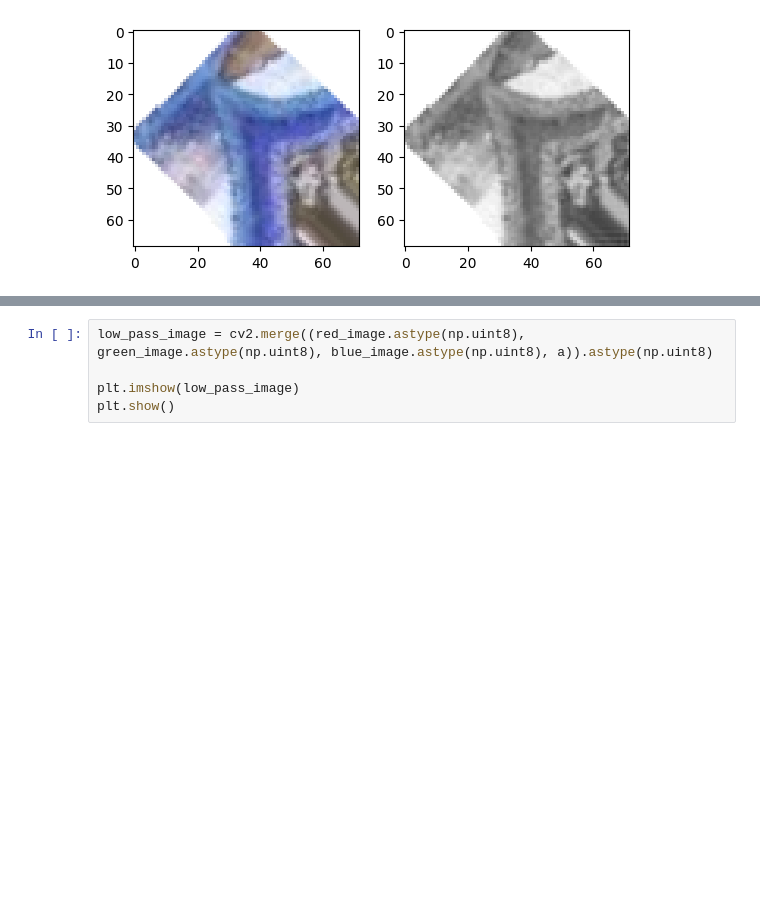
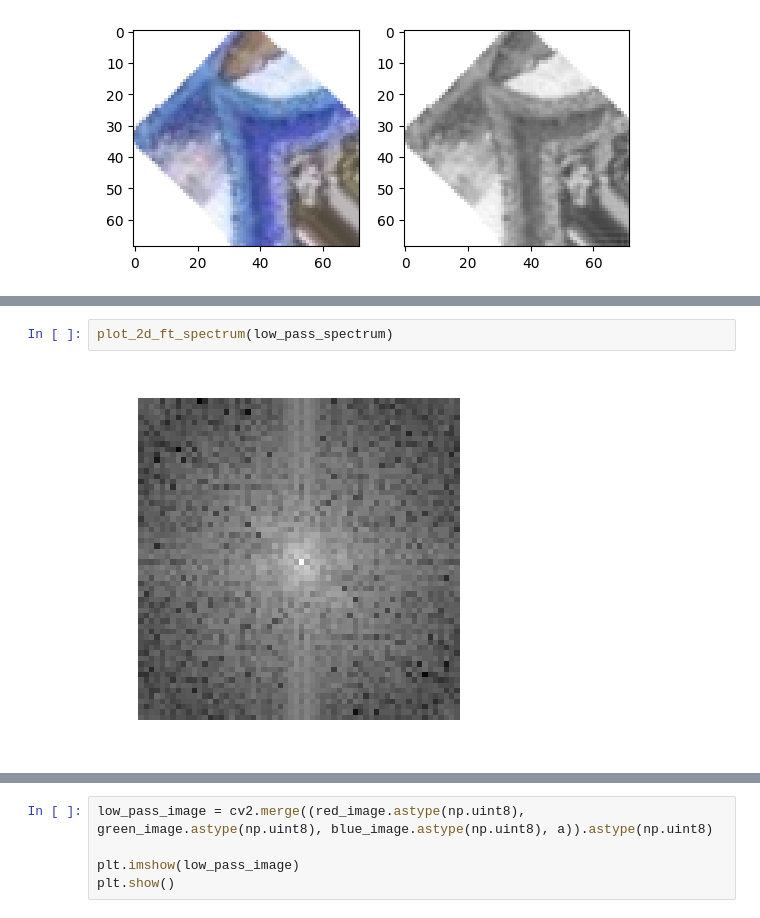
Before and after one commit to angelonazzaro/artworks-reconstruction, a Jupyter notebook: test_noise.ipynb, the cells around one changed output, grey strips where cells are left out. Saved outputs shown, nothing was run; the diff lists cells and outputs as text; blank space fills up the shorter version.

```diff
--- a/test_noise.ipynb
+++ b/test_noise.ipynb
@@ -48,3 +58,7 @@ plt.show()
+# %%
+plot_2d_ft_spectrum(low_pass_spectrum)
+# %% [output]
+[figure, added]
 # %%
 blue_spectrum = calculate_dft2(b)
 blue_low_pass_spectrum = apply_2d_low_pass_filter(blue_spectrum, threshold=30)
```
Also changed, not shown: parts of 5 cells of this notebook, 2 other files.
